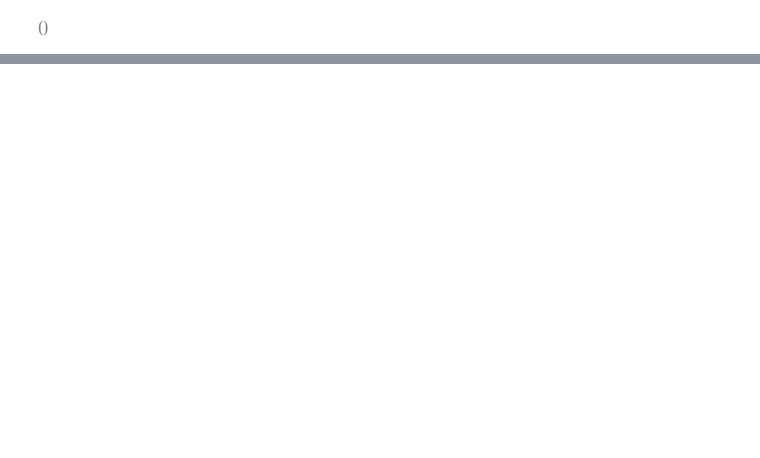
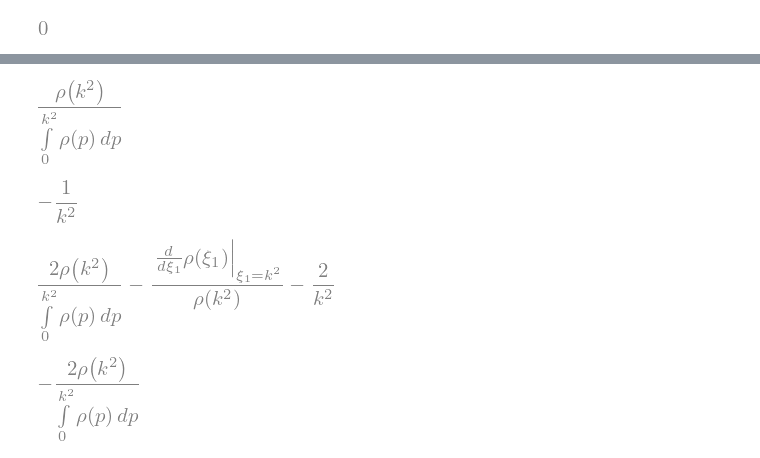
Before and after one commit to thesfinox/stochastic-signal-detection, a Jupyter notebook: formulae.ipynb, the cells around one changed output, grey strips where cells are left out. Drawn from its saved outputs; the diff is of its cells as text; code cells hidden in the pictures; blank space fills up the shorter version.

```diff
--- a/formulae.ipynb
+++ b/formulae.ipynb
@@ -318,0 +396,16 @@ $$
+# %%
+dtdk2(k).simplify()
+# %% [output]
+[figure, added]
+# %%
+(dtdk2(k) * (-dimdU(k))).simplify()
+# %% [output]
+[figure, added]
+# %%
+(dtdk2(k) * dimChi(k)).simplify()
+# %% [output]
+[figure, added]
+# %%
+(dtdk2(k) * (-2)).simplify()
+# %% [output]
+[figure, added]
```
Also changed, not shown: parts of 23 cells of this notebook.
